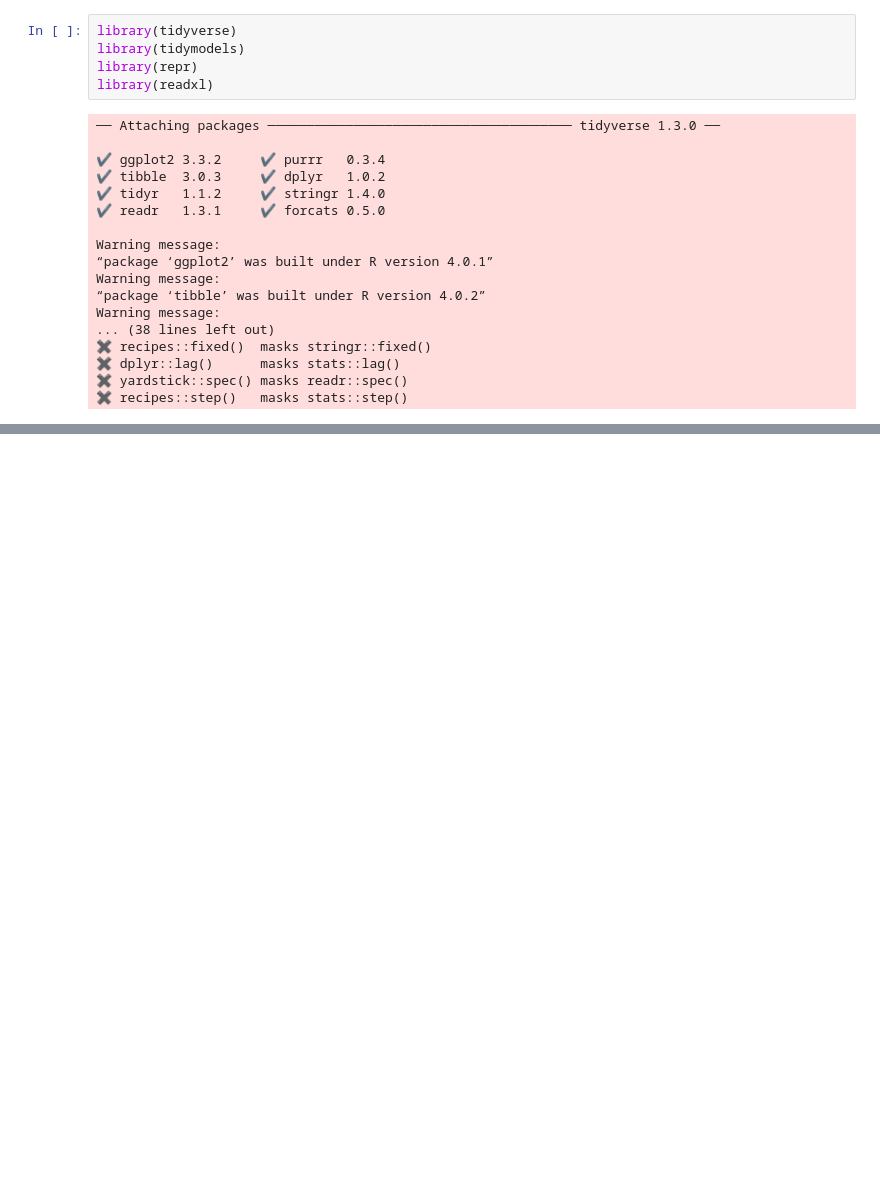
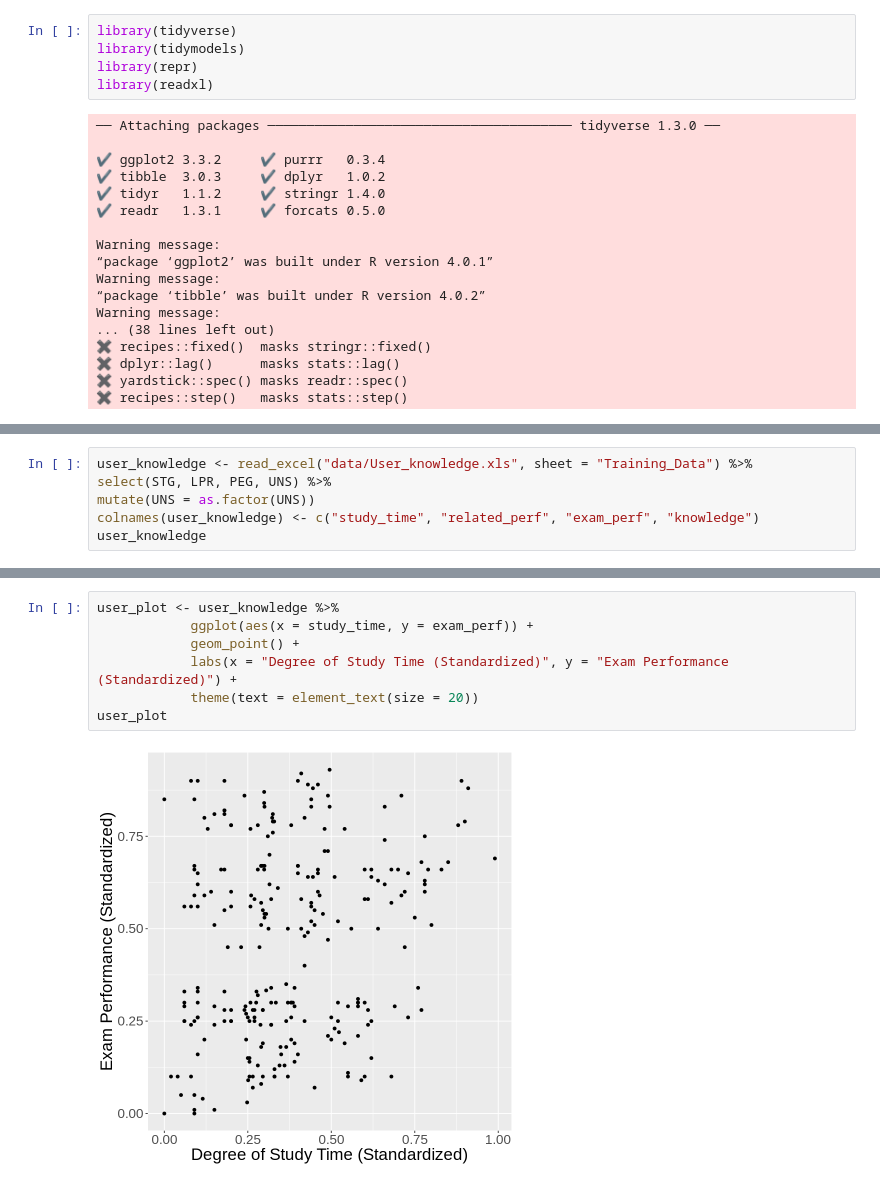
Before and after one commit to MirrenB/DSCI-100-Group-Project, a Jupyter notebook: User_Knowledge_Viz.ipynb, the cells around one changed output, grey strips where cells are left out. Saved outputs shown, nothing was run; the diff lists cells and outputs as text; blank space fills up the shorter version.

Commit message:
Created visualization

```diff
--- a/User_Knowledge_Viz.ipynb
+++ b/User_Knowledge_Viz.ipynb
@@ -44,0 +24,6 @@ A tibble: 12 × 3
+# %%
+user_knowledge <- read_excel("data/User_knowledge.xls", sheet = "Training_Data") %>%
+select(STG, LPR, PEG, UNS) %>%
+mutate(UNS = as.factor(UNS))
+colnames(user_knowledge) <- c("study_time", "related_perf", "exam_perf", "knowledge")
+user_knowledge
@@ -44,0 +53,9 @@ A tibble: 12 × 3
+# %%
+user_plot <- user_knowledge %>%
+            ggplot(aes(x = study_time, y = exam_perf)) +
+            geom_point() +
+            labs(x = "Degree of Study Time (Standardized)", y = "Exam Performance (Standardized)") +
+            theme(text = element_text(size = 20))
+user_plot
+# %% [output]
+[figure, added]
```
Also changed, not shown: parts of 2 cells of this notebook.
